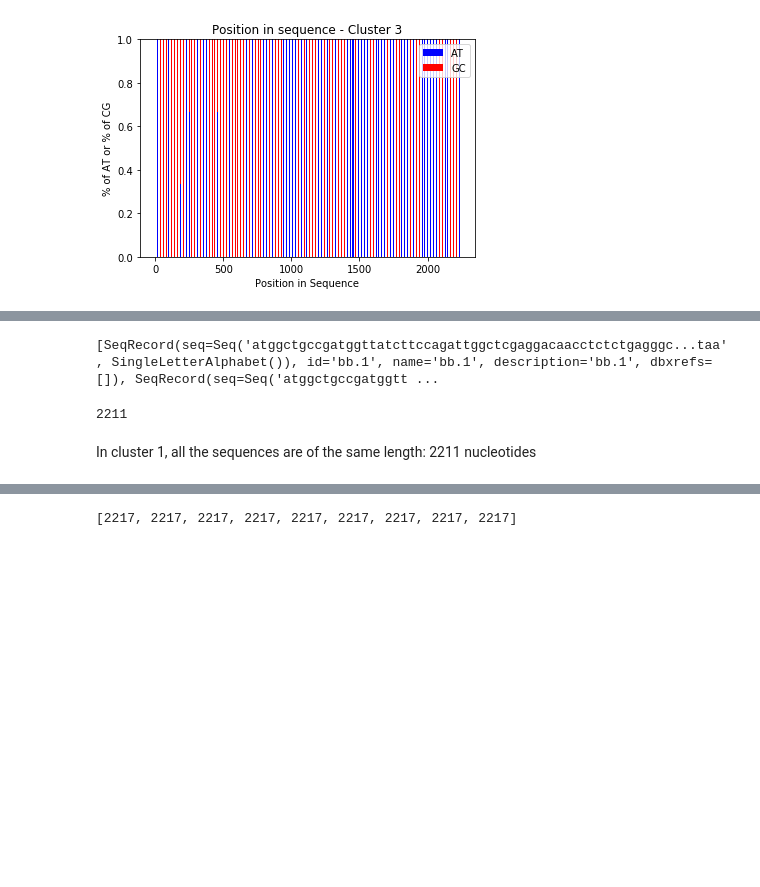
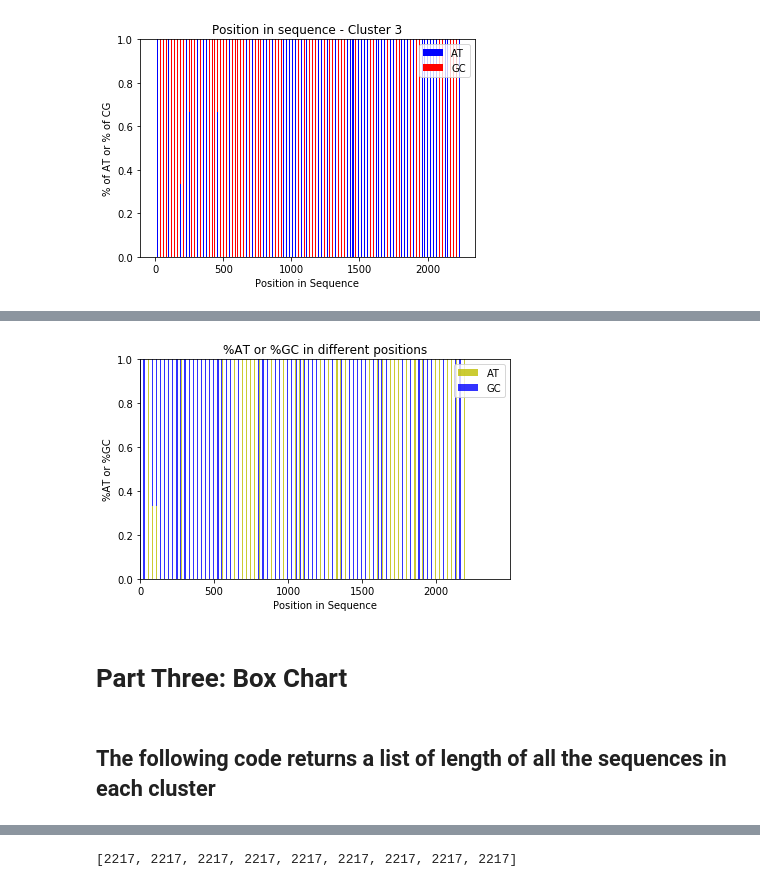
Before and after one commit to kaiyueyang/Bioe131-Lab2, a Jupyter notebook: lab2/lab02.ipynb, the cells around one changed output, grey strips where cells are left out. Saved outputs shown, nothing was run; the diff lists cells and outputs as text; code cells hidden in the pictures; blank space fills up the shorter version.

```diff
--- a/lab2/lab02.ipynb
+++ b/lab2/lab02.ipynb
@@ -422,20 +427,55 @@ plt.show()
+# %%
+import numpy as np
+import matplotlib.pyplot as plt
+
+# data to plot
+n_groups = 2211
+means_at = tuple(percentage)
+means_gc = tuple(percentage1)
+
+fig, ax = plt.subplots()
+
+# create plot
+index = np.arange(1,2212,1)
+bar_width = 0.3
+opacity = 0.8
+
+rects1 = plt.bar(index, means_at, bar_width,
+                 alpha=opacity,
+                 color='Y', label="AT")
+
+rects1 = plt.bar(index, means_gc, bar_width,
+                 alpha=opacity,
+                 color='B', bottom=means_at, label="GC")
+
+plt.xlabel('Position in Sequence')
+plt.ylabel('%AT or %GC')
+plt.title('%AT or %GC in different positions')
+plt.xticks(index)
+plt.axis([0,2500,0,1.0])
+ax.xaxis.set_ticks(np.arange(0, 2500, 500))
+plt.legend()
+
+
+plt.tight_layout()
+plt.show()
+# %% [output]
+[figure, added]
+# %% [markdown]
+
+
+
+
+
+
+# Part Three: Box Chart
+# %% [markdown]
+## The following code returns a list of length of all the sequences in each cluster
 # %%
+from Bio import SeqIO
+from Bio.SeqRecord import SeqRecord
+from Bio.Seq import Seq
+
 my_recs = []
-for seq_rec in SeqIO.parse('seqs1.fa','fasta'):
+for seq_rec in SeqIO.parse('seqs.fa','fasta'):
     my_recs.append(seq_rec)
-print(my_recs)
-# %% [output]
-[SeqRecord(seq=Seq('atggctgccgatggttatcttccagattggctcgaggacaacctctctgagggc...taa', SingleLetterAlphabet()), id='bb.1', name='bb.1', description='bb.1', dbxrefs=[]), SeqRecord(seq=Seq('atggctgccgatggtt ...
-# %%
- #cluster 1 is made of the following sequences: hu.31, hu.14 and hu.32
-
-my_recs = []
-for seq_rec in SeqIO.parse('seqs1.fa','fasta'):
-    my_recs.append(seq_rec)
-len(my_recs[10])#hu.32 - 2211 nuc
-len(my_recs[9])#hu.31 -2211 nuc
-len(my_recs[7])#hu.14 -2211 nuc
-# %% [output]
-2211
-# %% [markdown]
-In cluster 1, all the sequences are of the same length: 2211 nucleotides
```
Also changed, not shown: parts of 25 cells of this notebook.
